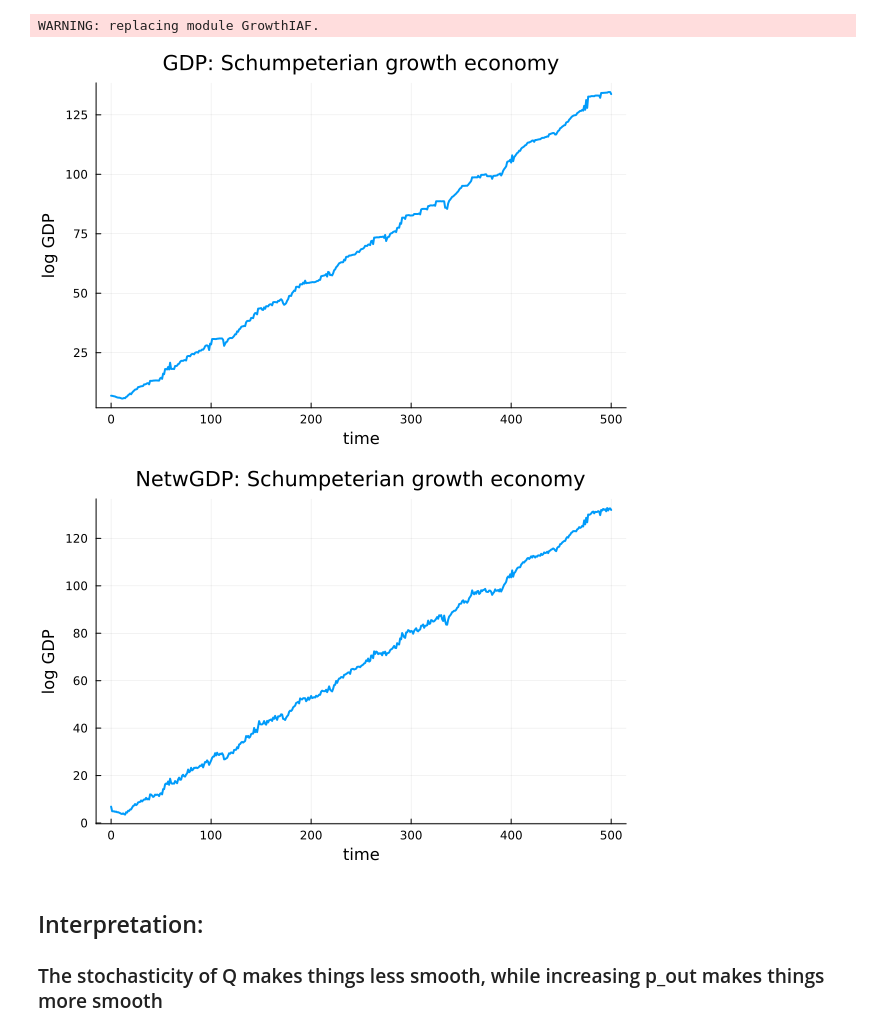
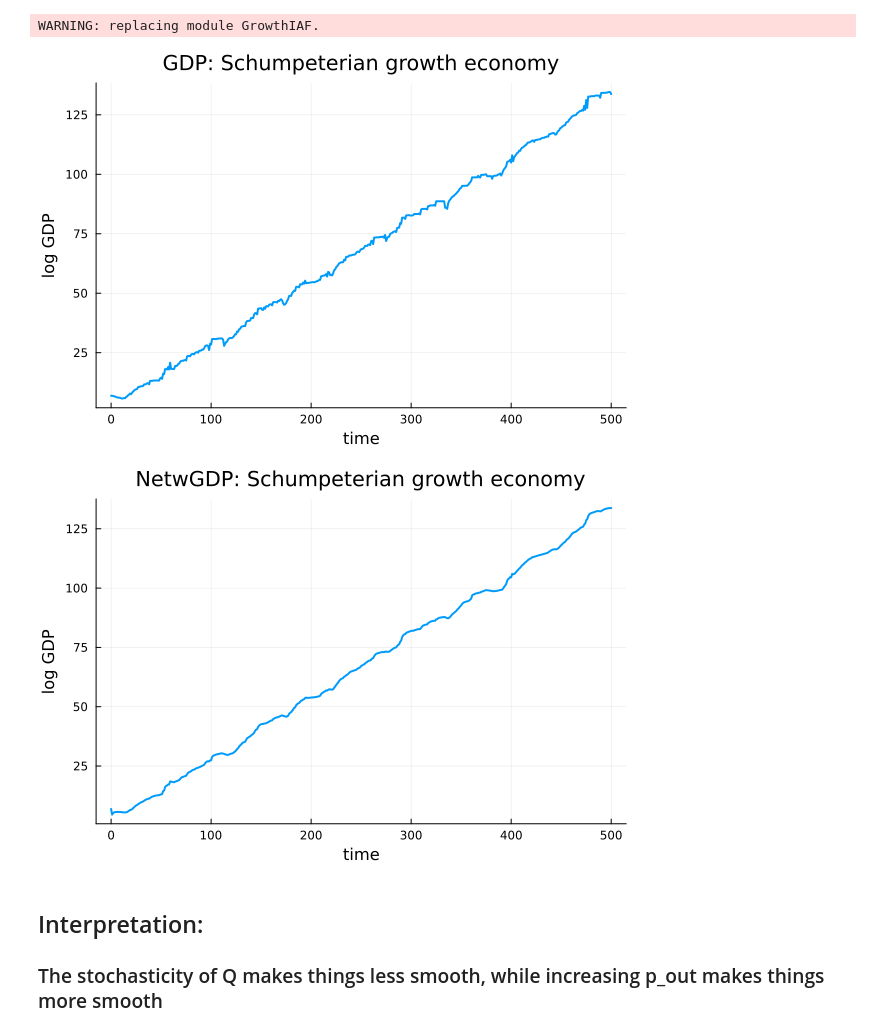
Before and after one commit to mvdmvd/FinGrowthABM, a Jupyter notebook: testing networks.ipynb, the cells around one changed output. Cells and saved outputs as stored; diff of their text form; code cells hidden in the pictures.

```diff
--- a/testing networks.ipynb
+++ b/testing networks.ipynb
@@ -4,41 +4,41 @@ using .GrowthIAF, Measures, Plots, HypothesisTests, ProgressMeter, GraphPlot
 # %% [output]
 WARNING: replacing module GrowthIAF.
 # %%
-model1 = GrowthIAF.initialize_econ(;seed = 42, n_firms=100, betadist=(5, 2), p_out = 0.5)
+model1 = GrowthIAF.initialize_econ(;seed = 42, n_firms=100, betadist=(3, 2), p_out = 0.9)
 GDP_series = []
 out_series = []
 dates = 0:500
 
 @showprogress for t in dates
 
     GDP = 0
     out = 0
     for agent in allagents(model1)
         Q = agent.Q
         output = agent.output
         GDP += Q
         out += output
     end
     push!(GDP_series, log(GDP))
     push!(out_series, log(out))
     step!(model1)
 end
 GDP_series = convert(Vector{Float64}, GDP_series)
 out_series = convert(Vector{Float64}, out_series)
 
 p = plot(dates, GDP_series,
     title="GDP: Schumpeterian growth economy", xlabel="time", ylabel="log GDP", linewidth=2, legend=false, grid=true)
 
 p2 = plot(dates, out_series,
     title="NetwGDP: Schumpeterian growth economy", xlabel="time", ylabel="log GDP", linewidth=2, legend=false, grid=true)
 
 
 #Display the plot
 display(p)
 display(p2)
 # %% [output]
 [figure]
-[figure, old version]
+[figure, new version]
 # %% [markdown]
 ## Interpretation:
 ### The stochasticity of Q makes things less smooth, while increasing p_out makes things more smooth
```
Also changed, not shown: parts of 1 cell of this notebook, 5 other files.
